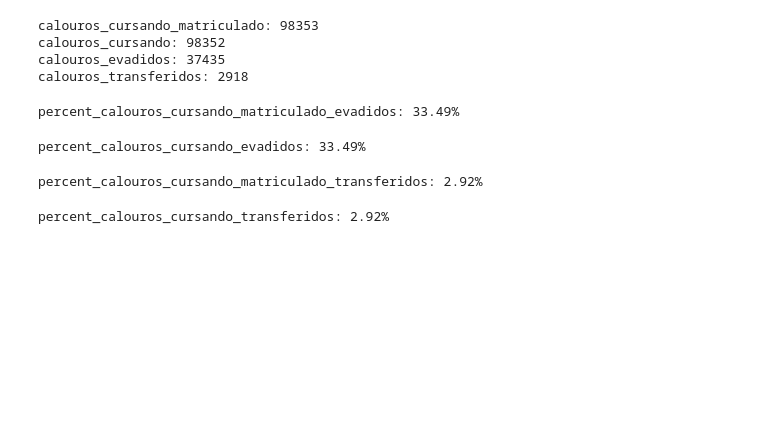
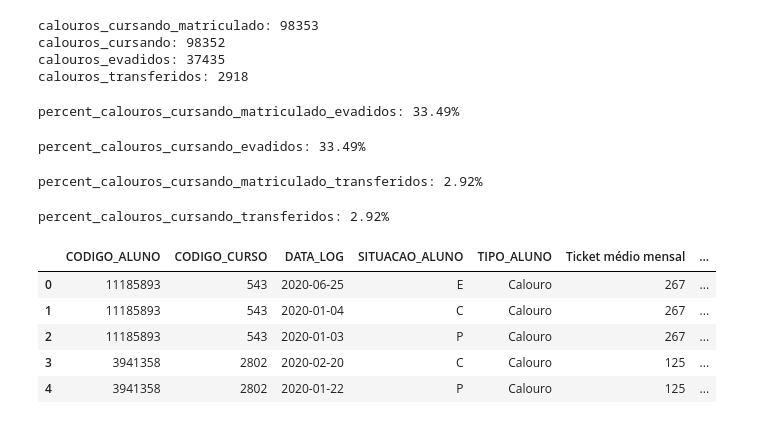
Before and after one commit to BrunoASNascimento/teste_kroton_covid_ds, a Jupyter notebook: analysis.ipynb, the cells around one changed output. Drawn from its saved outputs; the diff is of its cells as text; code cells hidden in the pictures; blank space fills up the shorter version.

```diff
--- a/analysis.ipynb
+++ b/analysis.ipynb
@@ -114,3 +115,13 @@ percent_calouros_cursando_transferidos = diff_cursando_transferidos/calouros_cur
 print(f'percent_calouros_cursando_transferidos: {round(100*percent_calouros_cursando_transferidos,2)}%')
 # %% [output]
 percent_calouros_cursando_transferidos: 2.92%
+# %%
+df_base_calouros_with_curso = pd.merge(df_base_calouros,df_aux_curso,how='left',on='CODIGO_CURSO')
+df_base_calouros_with_curso.head()
+# %% [output]
+|  | CODIGO_ALUNO | CODIGO_CURSO | DATA_LOG | SITUACAO_ALUNO | TIPO_ALUNO | Ticket médio mensal | ... |
+| 0 | 11185893 | 543 | 2020-06-25 | E | Calouro | 267 | ... |
+| 1 | 11185893 | 543 | 2020-01-04 | C | Calouro | 267 | ... |
+| 2 | 11185893 | 543 | 2020-01-03 | P | Calouro | 267 | ... |
+| 3 | 3941358 | 2802 | 2020-02-20 | C | Calouro | 125 | ... |
+| 4 | 3941358 | 2802 | 2020-01-22 | P | Calouro | 125 | ... |
```
Also changed, not shown: parts of 2 cells of this notebook, 4 other files.
